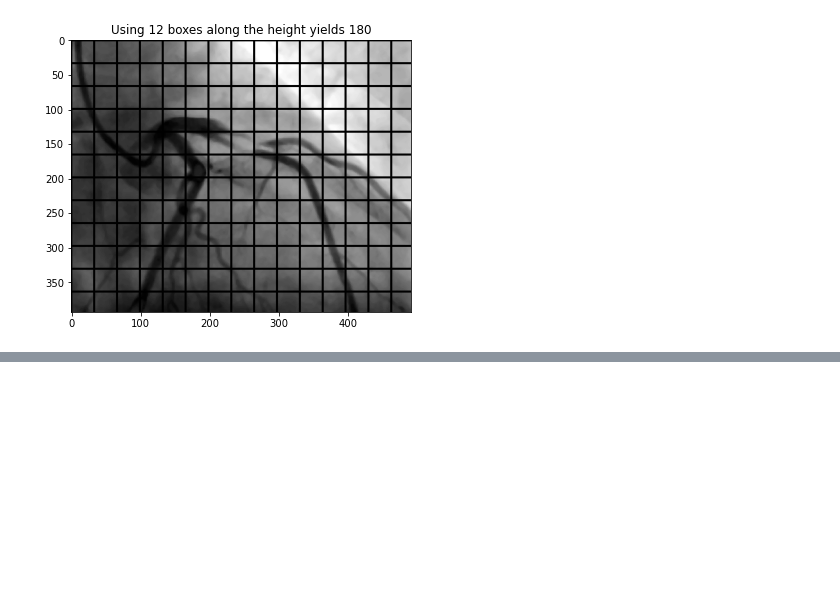
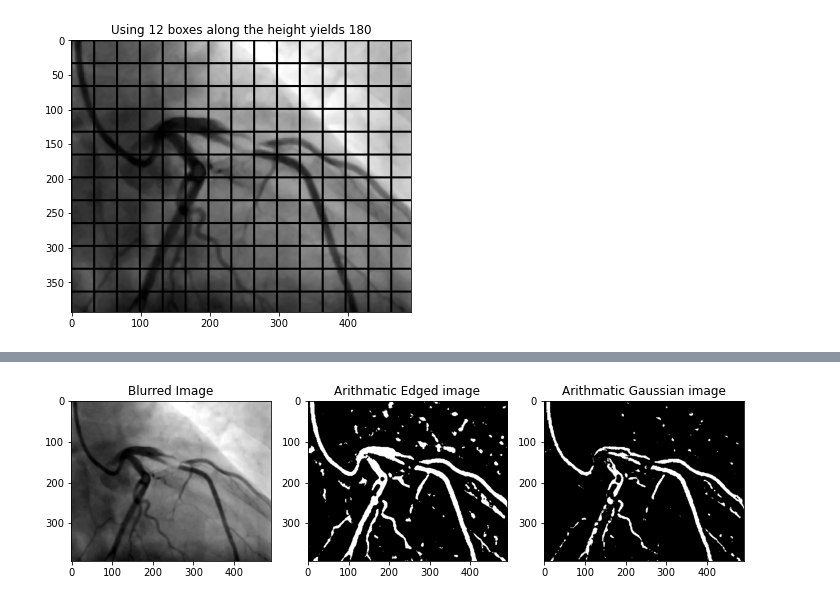
Before and after one commit to HeeebsInc/AngiogramBlockageDetection, a Jupyter notebook: technical-notebook.ipynb, the cells around one changed output, grey strips where cells are left out. Drawn from its saved outputs; the diff is of its cells as text; code cells hidden in the pictures; blank space fills up the shorter version.

Commit message:
added changes to technical notebook, more images, code changes to program.py

```diff
--- a/technical-notebook.ipynb
+++ b/technical-notebook.ipynb
@@ -205,14 +244,22 @@ Total Pixel Area of each block 1089 | (33x33)
 # %%
 #Step 7 Apply adaptive thresholding using the block size above
 constant = 10
-edged_adap = cv2.adaptiveThreshold(blurred, 255, cv2.ADAPTIVE_THRESH_MEAN_C, cv2.THRESH_BINARY_INV, block_size, constant)
-fig, ax = plt.subplots(1, 2, figsize = (10, 5))
+edged_gaussian = cv2.adaptiveThreshold(blurred, 255, cv2.ADAPTIVE_THRESH_GAUSSIAN_C, cv2.THRESH_BINARY_INV, block_size, constant)
+edged_arithmatic = cv2.adaptiveThreshold(blurred, 255, cv2.ADAPTIVE_THRESH_MEAN_C, cv2.THRESH_BINARY_INV, block_size, constant)
+fig, ax = plt.subplots(1, 3, figsize = (10, 5))
 ax[0].imshow(blurred, cmap = 'gray')
 ax[0].set_title('Blurred Image')
-ax[1].imshow(edged_adap, cmap = 'gray')
-ax[1].set_title('Adaptive edged image')
+ax[1].imshow(edged_arithmatic, cmap = 'gray')
+ax[1].set_title('Arithmatic Edged image')
+ax[2].imshow(edged_gaussian, cmap = 'gray')
+ax[2].set_title('Arithmatic Gaussian image')
 plt.tight_layout()
 plt.savefig('readme-assets/steps/step7.jpg', bbox_inches='tight', transparent = True)
 plt.show()
+
+#used for below calculations
+edged_adap = edged_arithmatic.copy()
+# %% [output]
+[figure, added]
 # %%
 #Step 8, get contours
```
Also changed, not shown: parts of 8 cells of this notebook, 19 other files.
